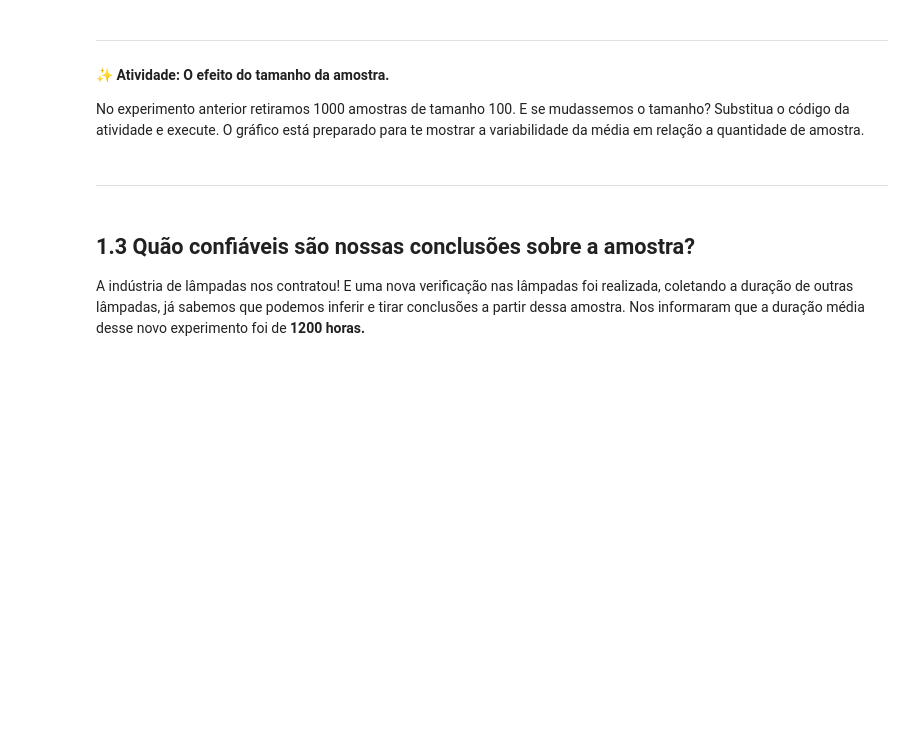
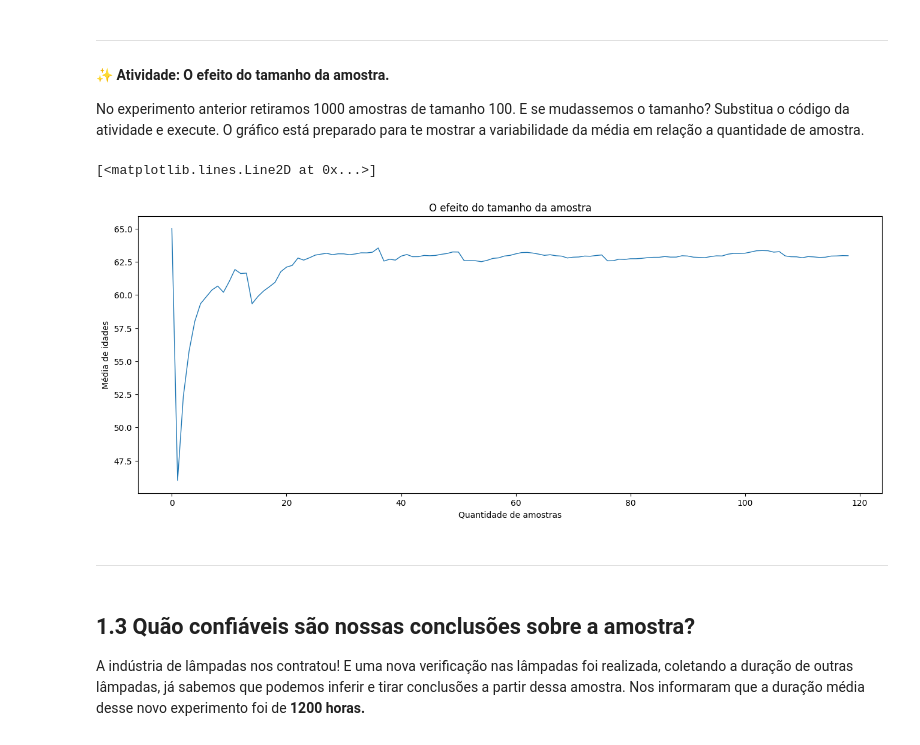
Before and after one commit to juliogazoli/alura-data-science-python-testando-hipoteses, a Jupyter notebook: [Aula_0]_Data_Science_Testes_com_Data_Science.ipynb, the cells around one changed output. Cells and saved outputs as stored; diff of their text form; code cells hidden in the pictures; blank space fills up the shorter version.

Commit message:
O efeito do tamanho da amostra

```diff
--- a/[Aula_0]_Data_Science_Testes_com_Data_Science.ipynb
+++ b/[Aula_0]_Data_Science_Testes_com_Data_Science.ipynb
@@ -142,6 +142,34 @@ distribuições originais, mas também observamos que há um risco de obter uma
 #### **✨ Atividade:** O efeito do tamanho da amostra.
 
 No experimento anterior retiramos 1000 amostras de tamanho 100. E se mudassemos o tamanho? Substitua o código da atividade e execute. O gráfico está preparado para te mostrar a variabilidade da média em relação a quantidade de amostra.
+# %%
+# Bibliotecas
+import numpy as np
+import pandas as pd
+import matplotlib.pyplot as plt
+
+# Carregar os dados
+dados_idade_aposentadoria = pd.read_csv('content/dados_idade_aposentadoria.csv')
+
+# Aleatorizar a ordem
+dados_idade_aposentadoria = dados_idade_aposentadoria.sample(120)
+
+# Mostrar as cinco primeiras linhas
+dados_idade_aposentadoria.head()
+
+
+# Coletar a média para cada tamanho de amostra
+medias = [dados_idade_aposentadoria[0:i]['idade'].mean() for i in range(1, 120)]
+
+# Plotar a linha
+plt.figure(figsize=(16,6))
+plt.title('O efeito do tamanho da amostra')
+plt.xlabel('Quantidade de amostras')
+plt.ylabel('Média de idades')
+plt.plot(medias, linewidth=1)
+# %% [output]
+[<matplotlib.lines.Line2D at 0x...>]
+[figure, added]
 # %% [markdown]
 ******
 # %% [markdown]
```
Also changed, not shown: parts of 2 cells of this notebook.
